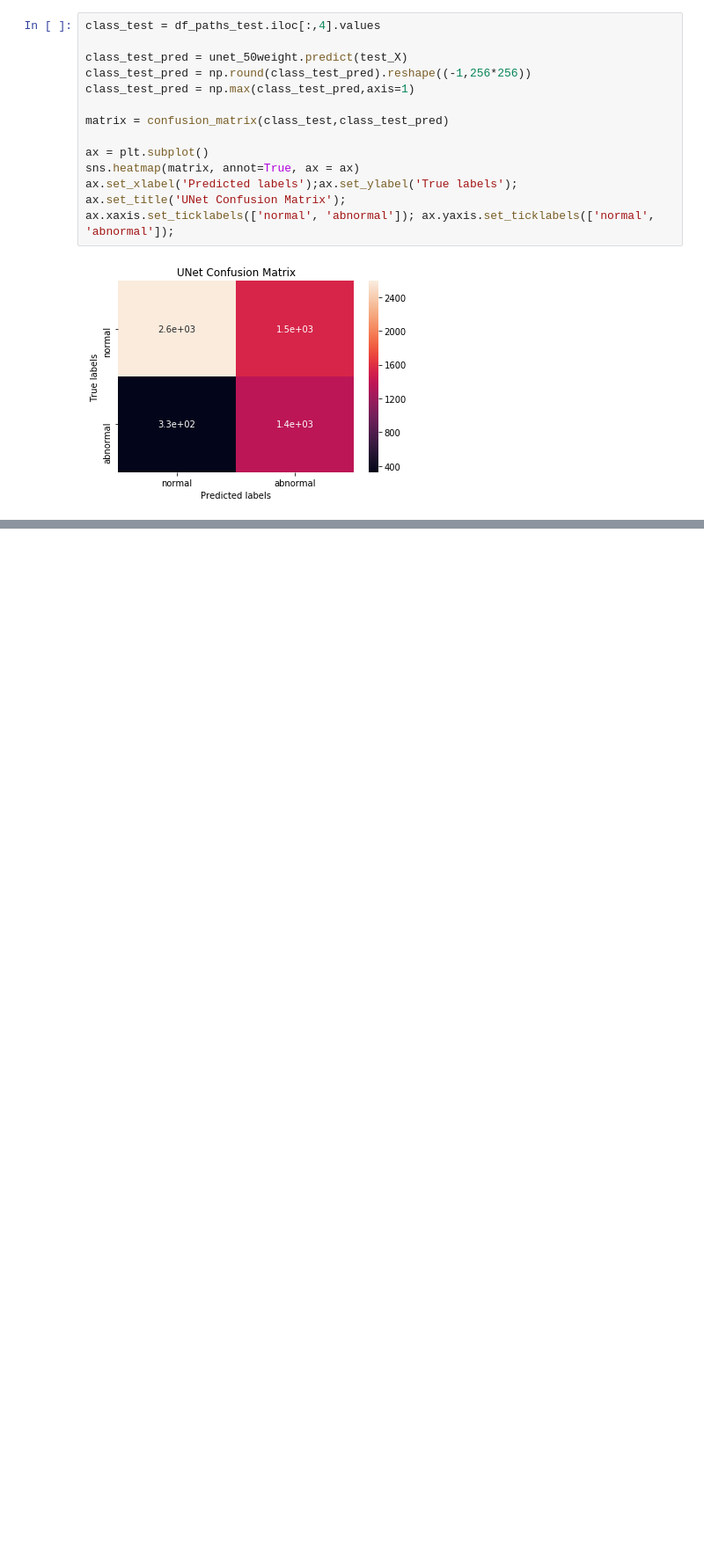
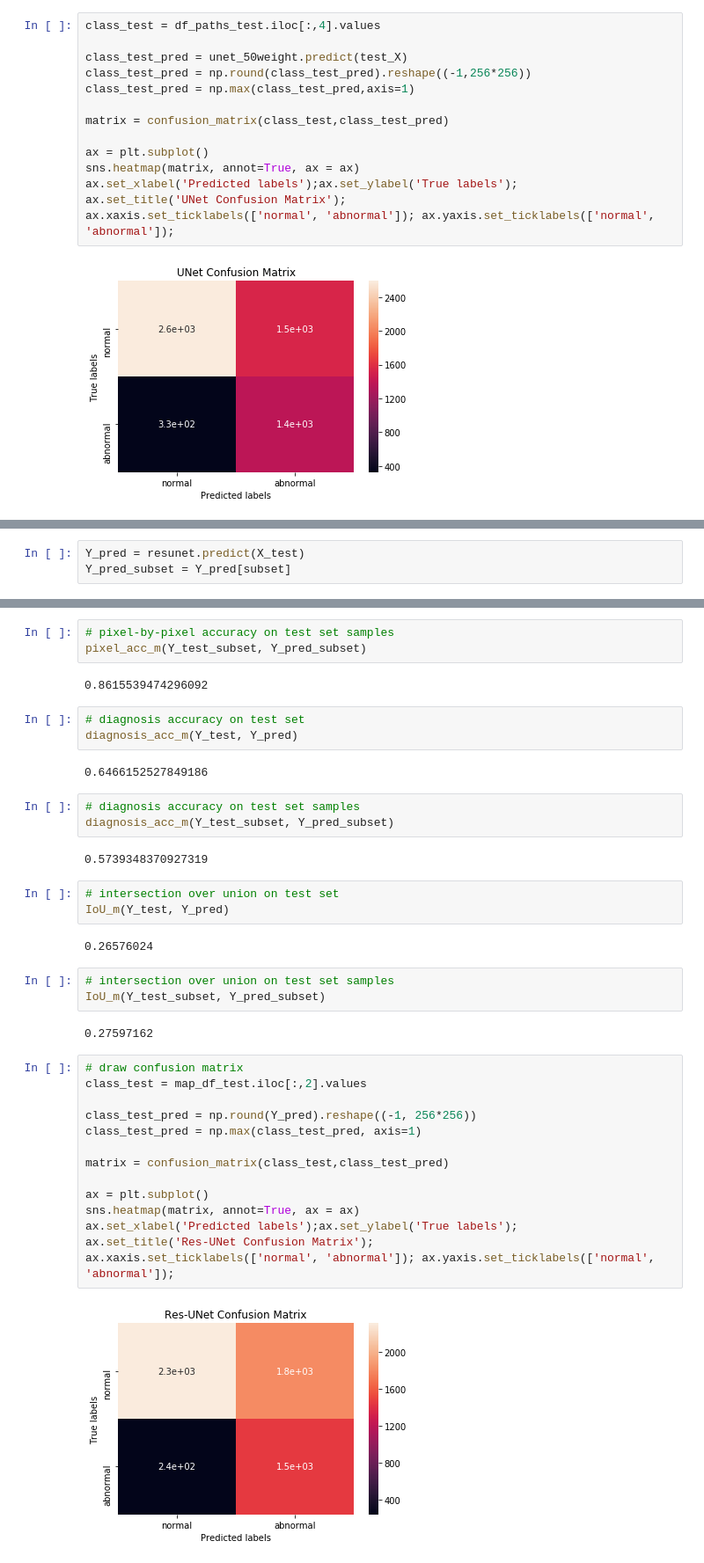
Before and after one commit to lr0516/Cancer_Detection_209B, a Jupyter notebook: Group24_FinalReport.ipynb, the cells around one changed output, grey strips where cells are left out. Shown at 88% size. Cells and saved outputs as stored; diff of their text form; blank space fills up the shorter version.

```diff
--- a/Group24_FinalReport.ipynb
+++ b/Group24_FinalReport.ipynb
@@ -860,0 +966,3 @@ ax.xaxis.set_ticklabels(['normal', 'abnormal']); ax.yaxis.set_ticklabels(['norma
+# %%
+Y_pred = resunet.predict(X_test)
+Y_pred_subset = Y_pred[subset]
@@ -860,0 +974,41 @@ ax.xaxis.set_ticklabels(['normal', 'abnormal']); ax.yaxis.set_ticklabels(['norma
+# %%
+# pixel-by-pixel accuracy on test set samples
+pixel_acc_m(Y_test_subset, Y_pred_subset)
+# %% [output]
+0.8615539474296092
+# %%
+# diagnosis accuracy on test set
+diagnosis_acc_m(Y_test, Y_pred)
+# %% [output]
+0.6466152527849186
+# %%
+# diagnosis accuracy on test set samples
+diagnosis_acc_m(Y_test_subset, Y_pred_subset)
+# %% [output]
+0.5739348370927319
+# %%
+# intersection over union on test set
+IoU_m(Y_test, Y_pred)
+# %% [output]
+0.26576024
+# %%
+# intersection over union on test set samples
+IoU_m(Y_test_subset, Y_pred_subset)
+# %% [output]
+0.27597162
+# %%
+# draw confusion matrix
+class_test = map_df_test.iloc[:,2].values
+
+class_test_pred = np.round(Y_pred).reshape((-1, 256*256))
+class_test_pred = np.max(class_test_pred, axis=1)
+
+matrix = confusion_matrix(class_test,class_test_pred)
+
+ax = plt.subplot()
+sns.heatmap(matrix, annot=True, ax = ax)
+ax.set_xlabel('Predicted labels');ax.set_ylabel('True labels');
+ax.set_title('Res-UNet Confusion Matrix');
+ax.xaxis.set_ticklabels(['normal', 'abnormal']); ax.yaxis.set_ticklabels(['normal', 'abnormal']);
+# %% [output]
+[figure, added]
```
Also changed, not shown: parts of 18 cells of this notebook.
